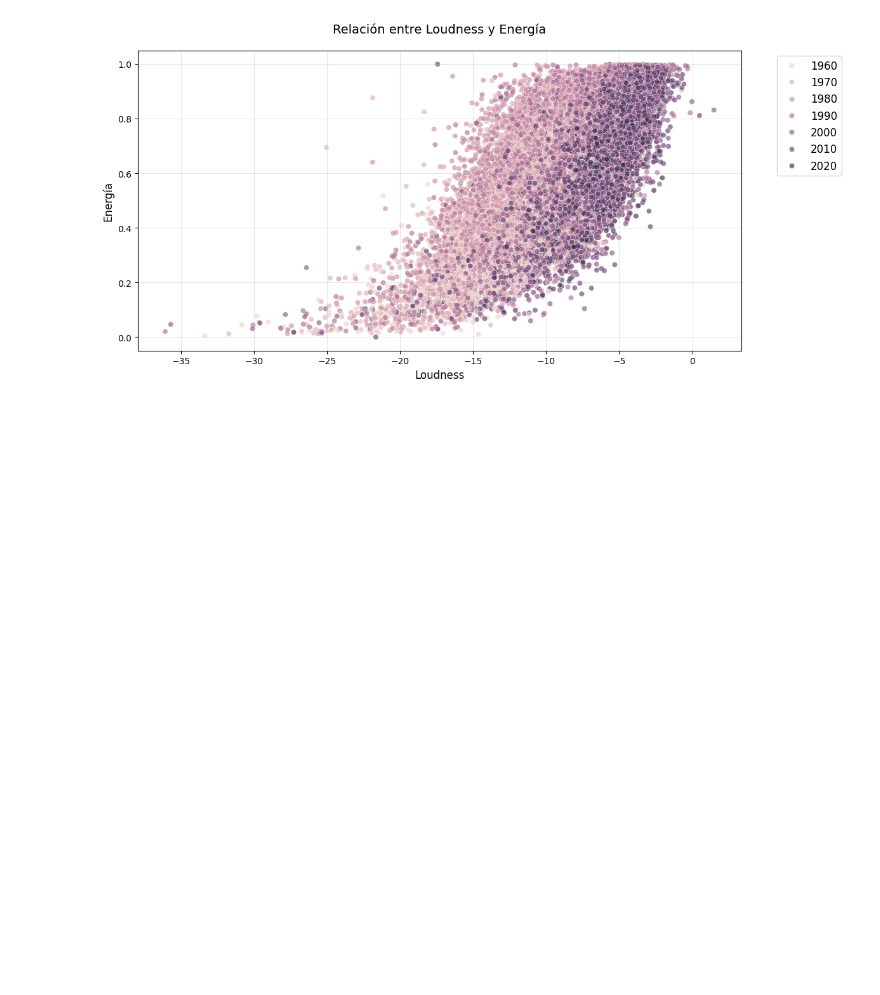
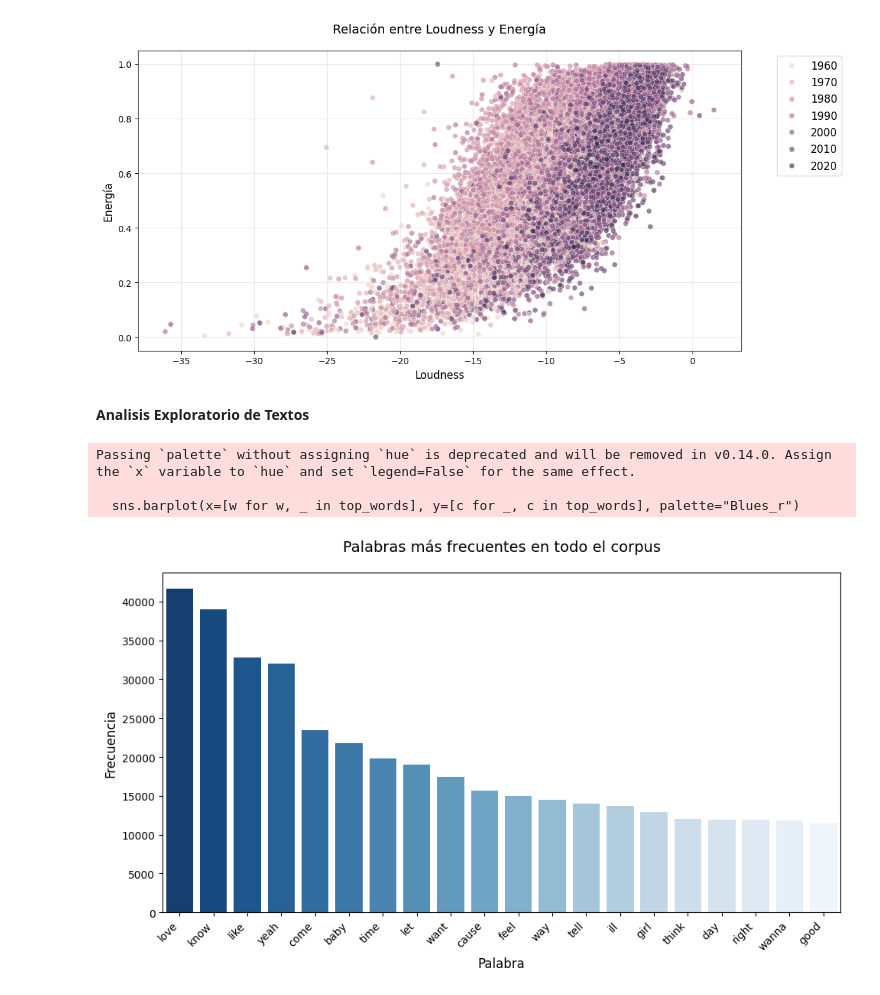
Before and after one commit to JayGhz/data-science-tf, a Jupyter notebook: eda.ipynb, the cells around one changed output. Saved outputs shown, nothing was run; the diff lists cells and outputs as text; code cells hidden in the pictures; blank space fills up the shorter version.

Commit message:
feat(lyrics): implement EDA for token frequency, trends, and wordclouds

```diff
--- a/eda.ipynb
+++ b/eda.ipynb
@@ -185,3 +190,25 @@ plt.tight_layout()
 plt.show()
 # %% [output]
 [figure]
+# %% [markdown]
+**Analisis Exploratorio de Textos**
+# %%
+df['tokens'] = df['tokens'].apply(lambda x: ast.literal_eval(x) if isinstance(x, str) else x)
+# %%
+all_tokens = [token for tokens in df['tokens'] for token in tokens]
+word_counts = Counter(all_tokens)
+top_words = word_counts.most_common(20)
+
+plt.figure(figsize=(10,6))
+sns.barplot(x=[w for w, _ in top_words], y=[c for _, c in top_words], palette="Blues_r")
+plt.xticks(rotation=45, ha='right')
+plt.title("Palabras más frecuentes en todo el corpus", loc='center', pad=20)
+plt.xlabel("Palabra")
+plt.ylabel("Frecuencia")
+plt.tight_layout()
+plt.show()
+# %% [output]
+Passing `palette` without assigning `hue` is deprecated and will be removed in v0.14.0. Assign the `x` variable to `hue` and set `legend=False` for the same effect.
+
+  sns.barplot(x=[w for w, _ in top_words], y=[c for _, c in top_words], palette="Blues_r")
+[figure, added]
```
Also changed, not shown: parts of 6 cells of this notebook.
